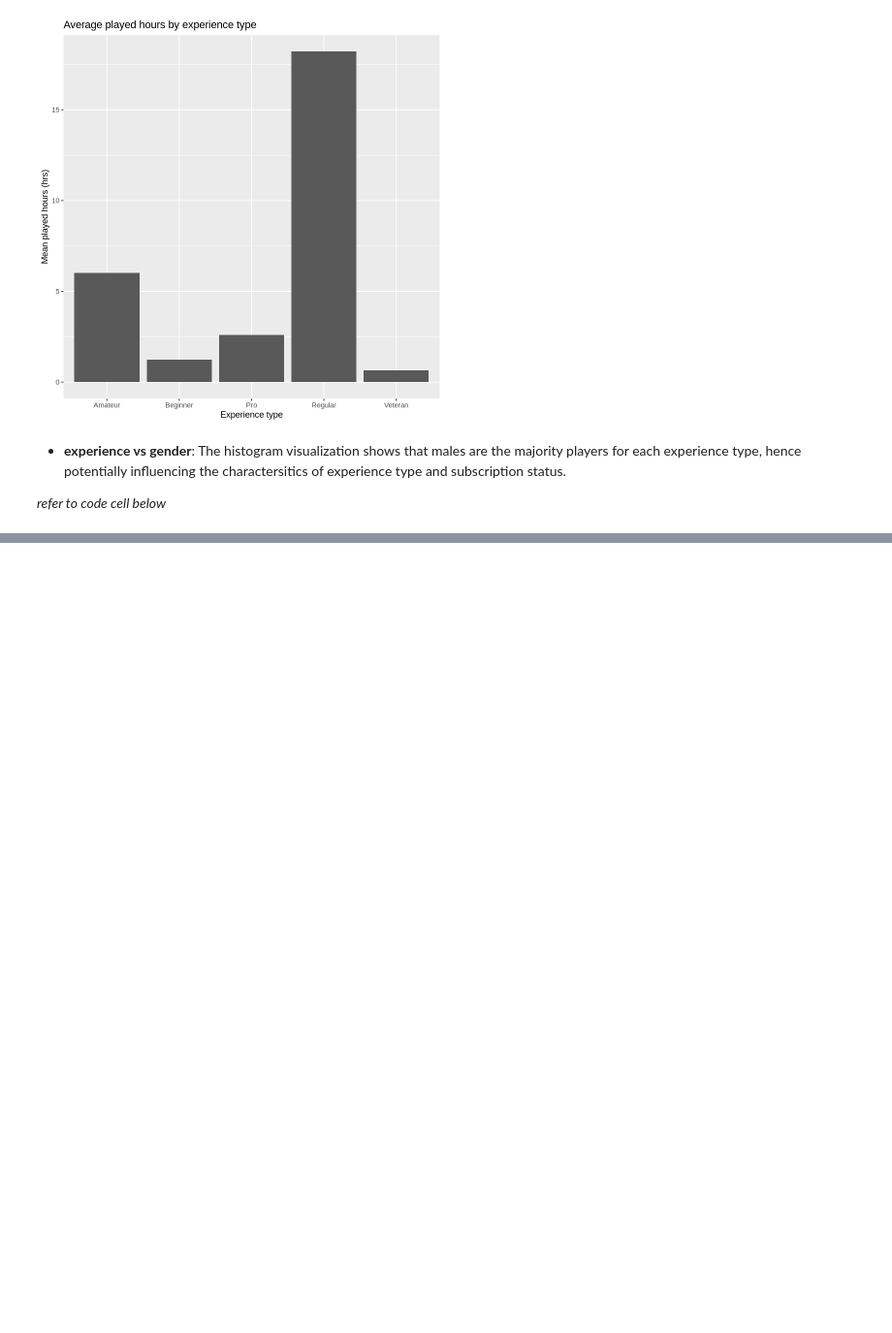
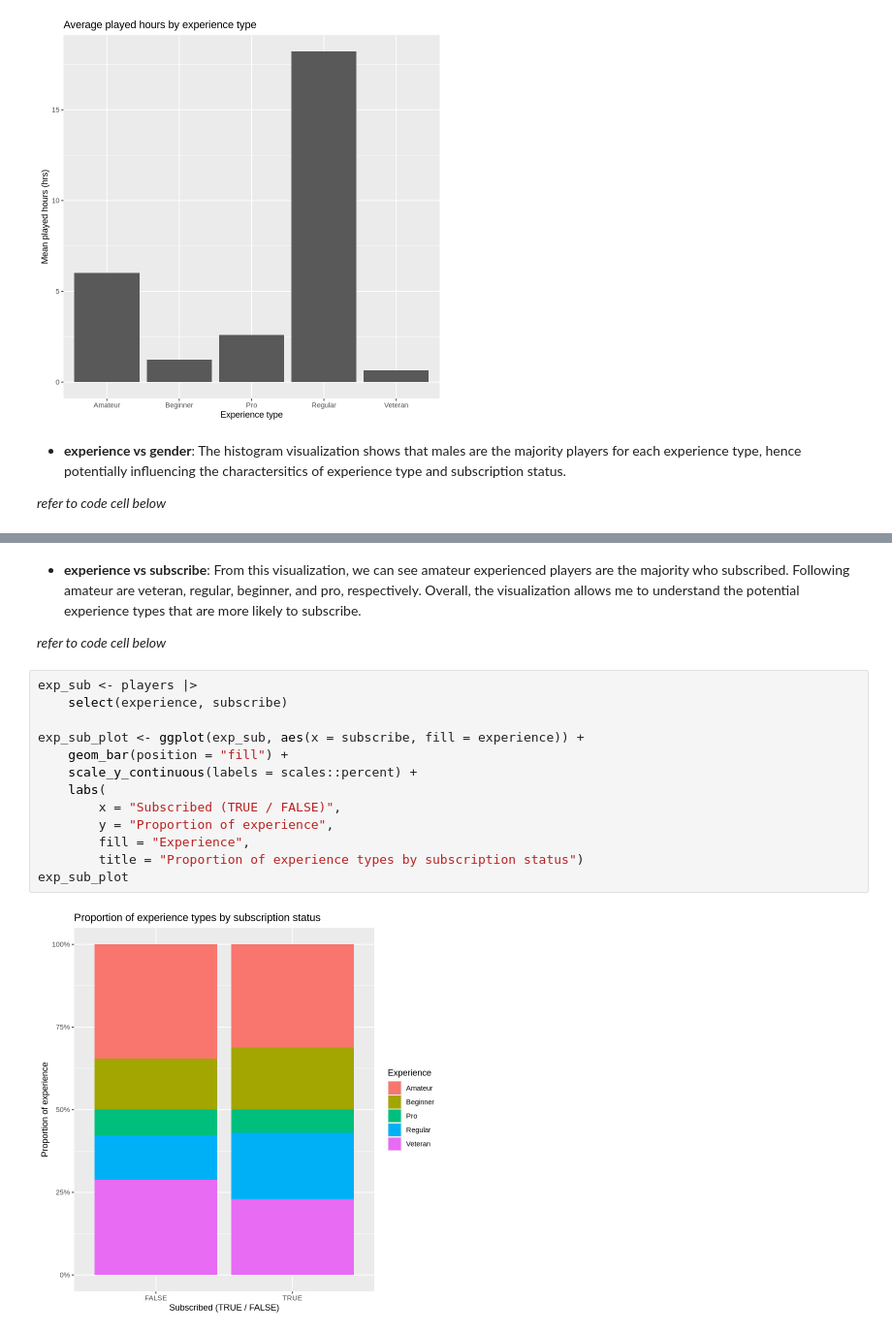
Before and after one commit to c-gracee/dsci100_individual_planning_project, a Jupyter notebook: individual_planning.ipynb, the cells around one changed output, grey strips where cells are left out. Shown at 97% size. Saved outputs shown, nothing was run; the diff lists cells and outputs as text; blank space fills up the shorter version.

```diff
--- a/individual_planning.ipynb
+++ b/individual_planning.ipynb
@@ -199,0 +215,19 @@ ph_exp_plot
+# %% [markdown]
+- **experience vs subscribe**: From this visualization, we can see amateur experienced players are the majority who subscribed. Following amateur are veteran, regular, beginner, and pro, respectively. Overall, the visualization allows me to understand the potential experience types that are more likely to subscribe.
+
+*refer to code cell below*
+# %%
+exp_sub <- players |>
+    select(experience, subscribe)
+
+exp_sub_plot <- ggplot(exp_sub, aes(x = subscribe, fill = experience)) +
+    geom_bar(position = "fill") +
+    scale_y_continuous(labels = scales::percent) +
+    labs(
+        x = "Subscribed (TRUE / FALSE)",
+        y = "Proportion of experience",
+        fill = "Experience",
+        title = "Proportion of experience types by subscription status")
+exp_sub_plot
+# %% [output]
+[figure, added]
```
Also changed, not shown: parts of 2 cells of this notebook.
